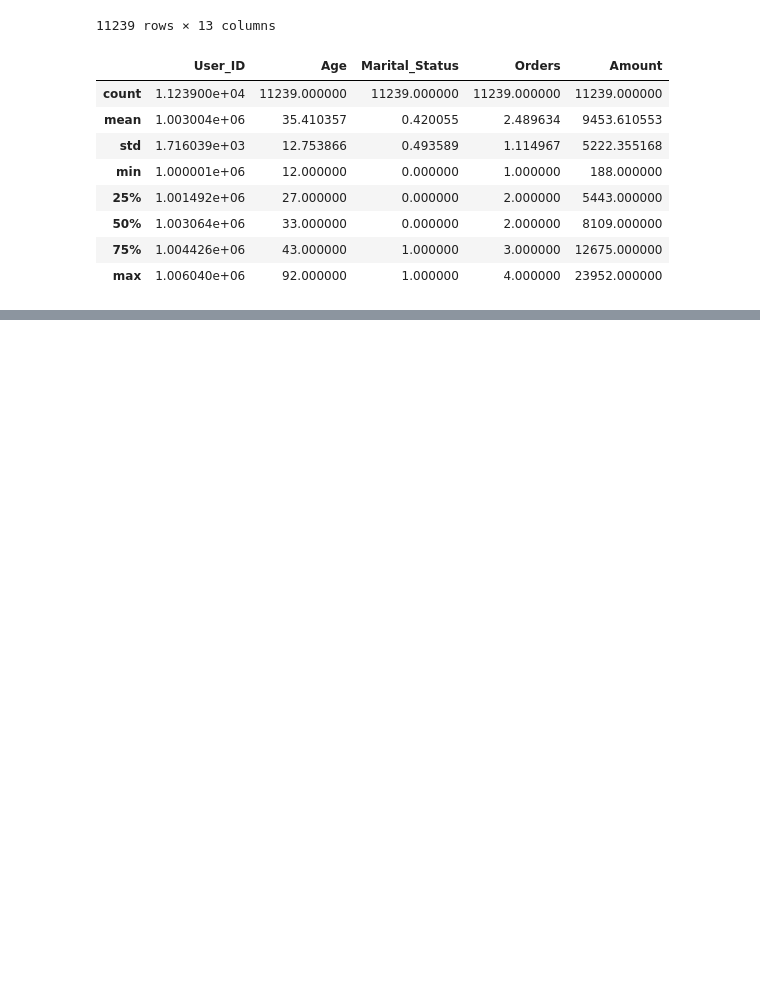
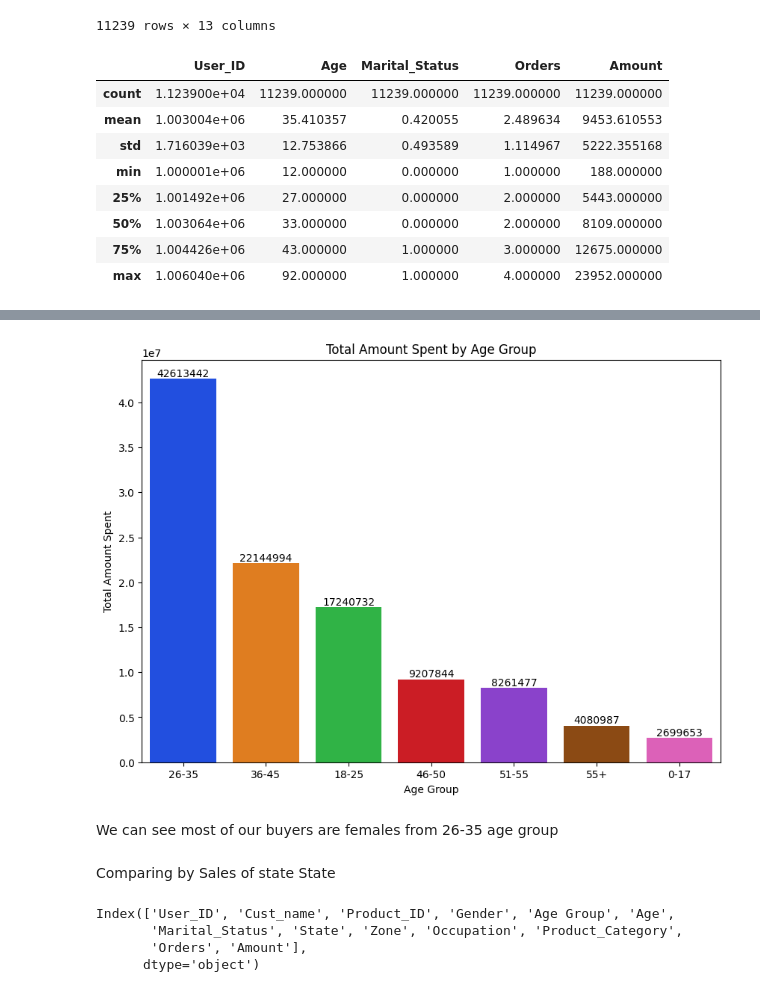
Before and after one commit to RnKadam/Exploratory-Data-Analysis-Project, a Jupyter notebook: Sales_Analysis.ipynb, the cells around one changed output, grey strips where cells are left out. Drawn from its saved outputs; the diff is of its cells as text; code cells hidden in the pictures; blank space fills up the shorter version.

```diff
--- a/Sales_Analysis.ipynb
+++ b/Sales_Analysis.ipynb
@@ -109,0 +177,29 @@ df.describe()
+# %%
+# Grouping data by Age Group and summing the Amount
+age_group_sales = df.groupby('Age Group')['Amount'].sum().sort_values(ascending=False).reset_index()
+
+# Plotting the data
+plt.figure(figsize=(10, 7))
+sns.barplot(x='Age Group', y='Amount', data=age_group_sales,hue='Age Group', palette='bright')
+plt.title('Total Amount Spent by Age Group')
+plt.xlabel('Age Group')
+plt.ylabel('Total Amount Spent')
+
+# Adding value labels on top of the bars
+for index, row in age_group_sales.iterrows():
+    plt.text(index, row['Amount'], f"{row['Amount']:.0f}", ha='center', va='bottom')
+
+plt.show()
+# %% [output]
+[figure, added]
+# %% [markdown]
+We can see most of our buyers are females from 26-35 age group
+# %% [markdown]
+Comparing by Sales of state State
+# %%
+df.columns
+# %% [output]
+Index(['User_ID', 'Cust_name', 'Product_ID', 'Gender', 'Age Group', 'Age',
+       'Marital_Status', 'State', 'Zone', 'Occupation', 'Product_Category',
+       'Orders', 'Amount'],
+      dtype='object')
```
Also changed, not shown: parts of 25 cells of this notebook.
